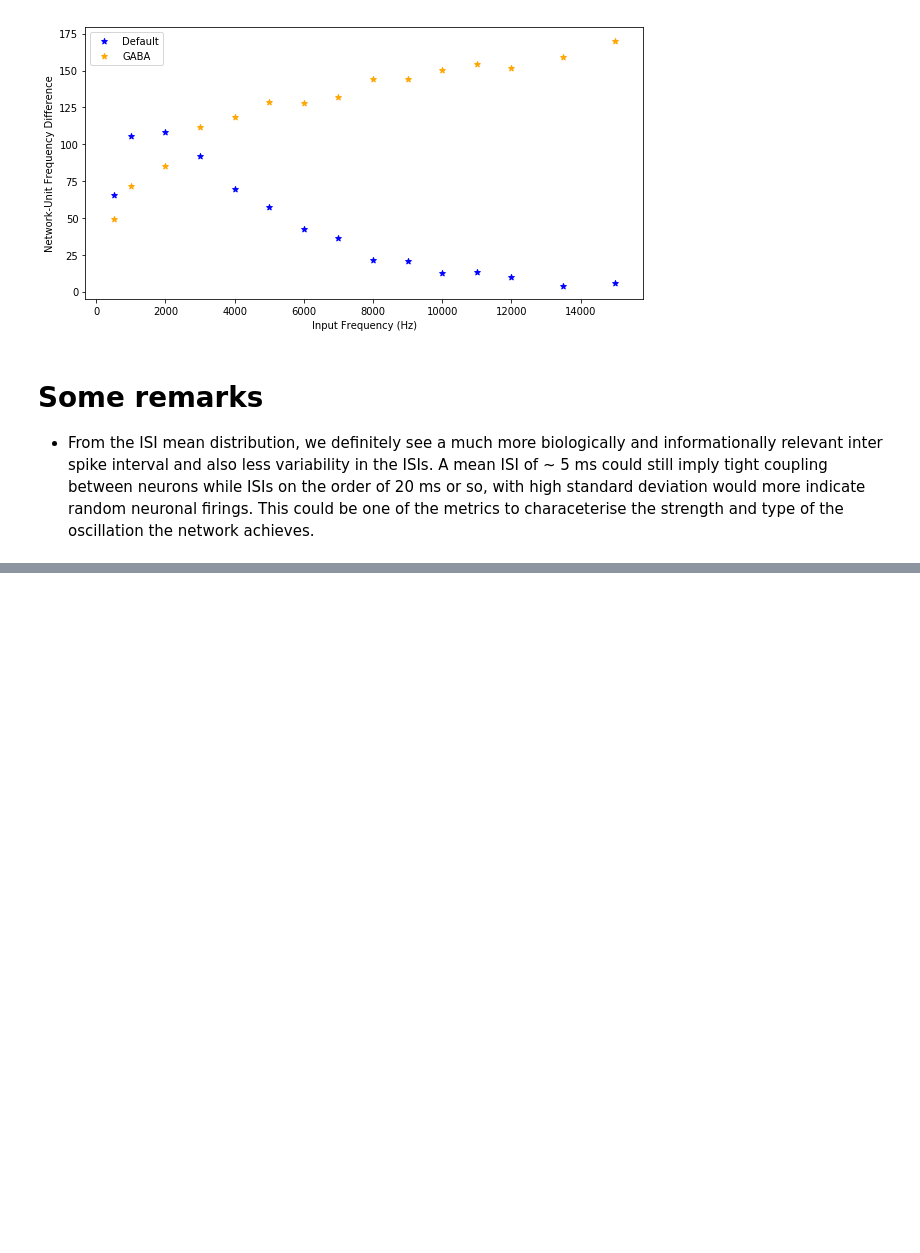
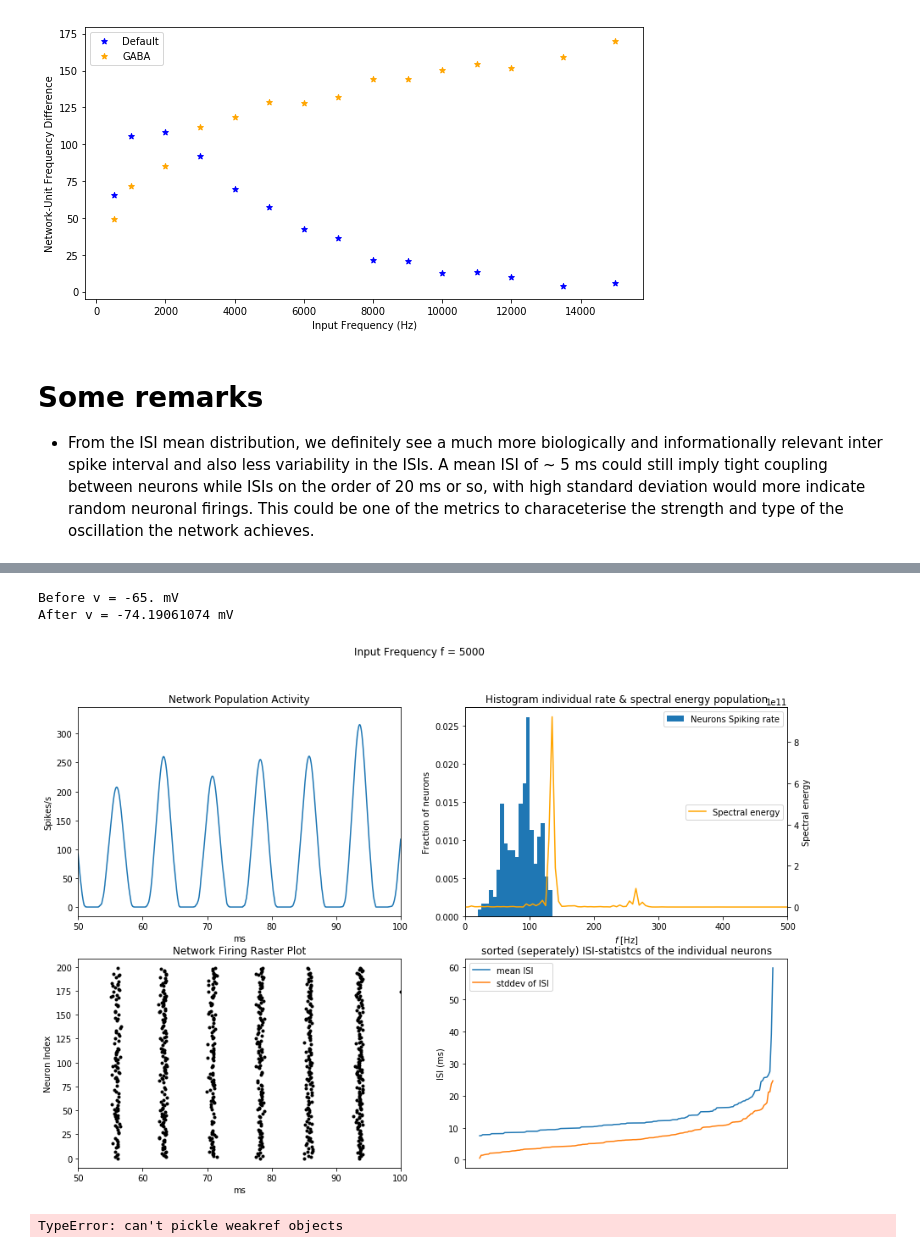
Before and after one commit to debapratimj/Inter-Net, a Jupyter notebook: Plots-Cleaned.ipynb, the cells around one changed output, grey strips where cells are left out. Saved outputs shown, nothing was run; the diff lists cells and outputs as text; code cells hidden in the pictures; blank space fills up the shorter version.

```diff
--- a/Plots-Cleaned.ipynb
+++ b/Plots-Cleaned.ipynb
@@ -729,3 +785,6 @@ Coefficient of Variation of Parameters is [[ 2.23416222e-15 -1.54853841e-09]
 # %% [markdown]
 # Some remarks
 - From the ISI mean distribution, we definitely see a much more biologically and informationally relevant inter spike interval and also less variability in the ISIs. A mean ISI of ~ 5 ms could still imply tight coupling between neurons while ISIs on the order of 20 ms or so, with high standard deviation would more indicate random neuronal firings. This could be one of the metrics to characeterise the strength and type of the oscillation the network achieves.
+# %%
+Spike_MonT, _, _ , _ ,_,_ , _,  _= simulation_and_plots(5000, 200*ms)
+# %% [output]
@@ -731,0 +792,3 @@ Coefficient of Variation of Parameters is [[ 2.23416222e-15 -1.54853841e-09]
+Before v = -65. mV
+After v = -74.19061074 mV
+[figure, added]
@@ -731,0 +797,5 @@ Coefficient of Variation of Parameters is [[ 2.23416222e-15 -1.54853841e-09]
+# %%
+with open("TestSpikeMon.bin", "wb") as f:
+    pickle.dump(Spike_MonT, f)
+# %% [output]
+TypeError: can't pickle weakref objects
```
Also changed, not shown: parts of 8 cells of this notebook.
